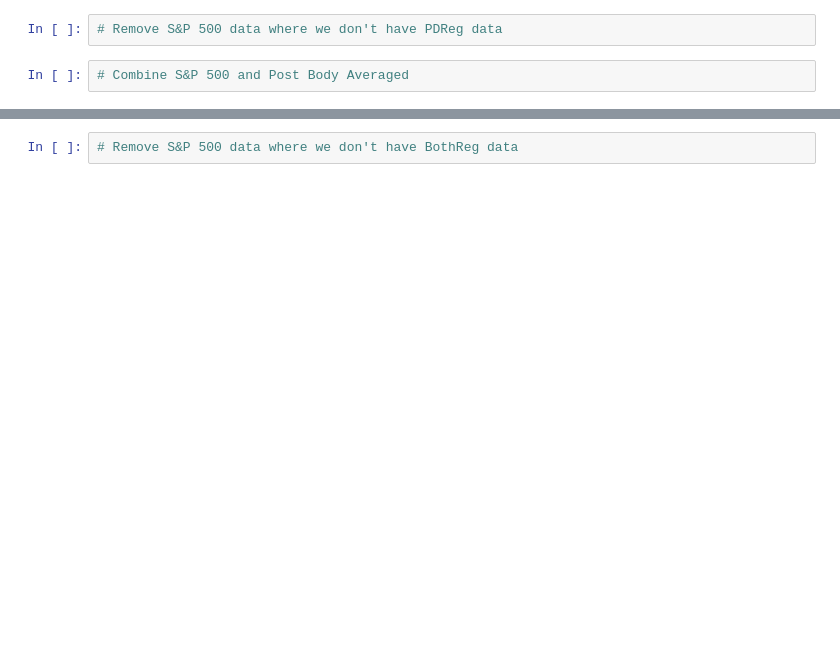
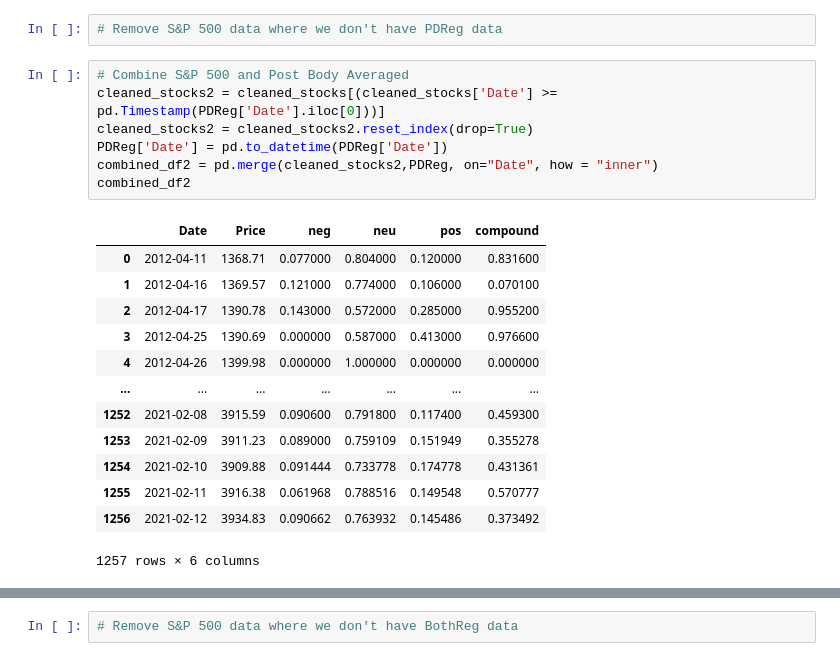
Before and after one commit to sjwfleet/COGS108_Project, a Jupyter notebook: FinalProject_group082.ipynb, the cells around one changed output, grey strips where cells are left out. Drawn from its saved outputs; the diff is of its cells as text; blank space fills up the shorter version.

```diff
--- a/FinalProject_group082.ipynb
+++ b/FinalProject_group082.ipynb
@@ -752,7 +804,26 @@ print(output.summary())
 # %%
 # Remove S&P 500 data where we don't have PDReg data
-# %%
-# Combine S&P 500 and Post Body Averaged
+# %%
+# Combine S&P 500 and Post Body Averaged
+cleaned_stocks2 = cleaned_stocks[(cleaned_stocks['Date'] >= pd.Timestamp(PDReg['Date'].iloc[0]))]
+cleaned_stocks2 = cleaned_stocks2.reset_index(drop=True)
+PDReg['Date'] = pd.to_datetime(PDReg['Date'])
+combined_df2 = pd.merge(cleaned_stocks2,PDReg, on="Date", how = "inner")
+combined_df2
+# %% [output]
+|  | Date | Price | neg | neu | pos | compound |
+| 0 | 2012-04-11 | 1368.71 | 0.077000 | 0.804000 | 0.120000 | 0.831600 |
+| 1 | 2012-04-16 | 1369.57 | 0.121000 | 0.774000 | 0.106000 | 0.070100 |
+| 2 | 2012-04-17 | 1390.78 | 0.143000 | 0.572000 | 0.285000 | 0.955200 |
+| 3 | 2012-04-25 | 1390.69 | 0.000000 | 0.587000 | 0.413000 | 0.976600 |
+| 4 | 2012-04-26 | 1399.98 | 0.000000 | 1.000000 | 0.000000 | 0.000000 |
+| ... | ... | ... | ... | ... | ... | ... |
+| 1252 | 2021-02-08 | 3915.59 | 0.090600 | 0.791800 | 0.117400 | 0.459300 |
+| 1253 | 2021-02-09 | 3911.23 | 0.089000 | 0.759109 | 0.151949 | 0.355278 |
+| 1254 | 2021-02-10 | 3909.88 | 0.091444 | 0.733778 | 0.174778 | 0.431361 |
+| 1255 | 2021-02-11 | 3916.38 | 0.061968 | 0.788516 | 0.149548 | 0.570777 |
+| 1256 | 2021-02-12 | 3934.83 | 0.090662 | 0.763932 | 0.145486 | 0.373492 |
+1257 rows × 6 columns
 # %%
 # Regression for Post Body [include scatterplot visualisation]
 
```
Also changed, not shown: parts of 10 cells of this notebook.
